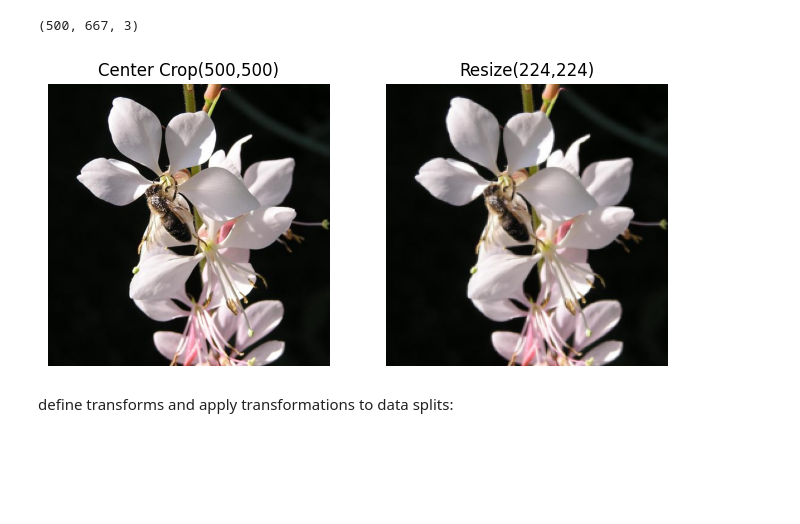
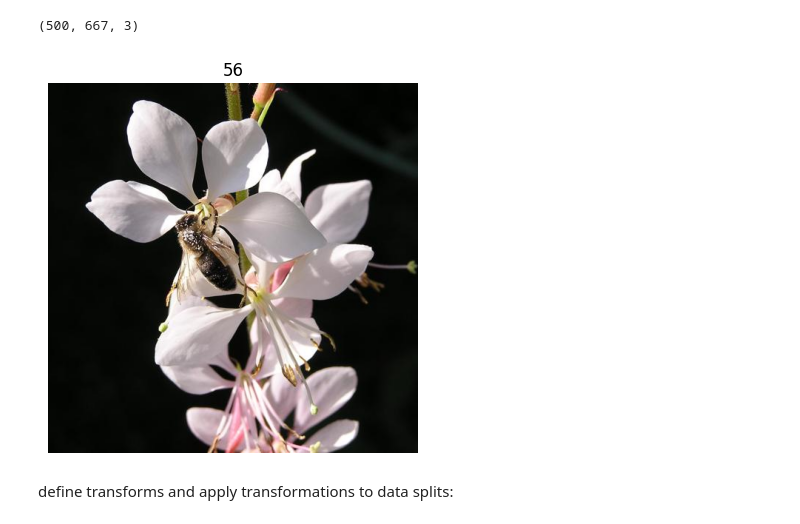
Before and after one commit to 1ucycrabtree/flowers-image-classification, a Jupyter notebook: flowers_classification_tool.ipynb, the cells around one changed output. Saved outputs shown, nothing was run; the diff lists cells and outputs as text; code cells hidden in the pictures; blank space fills up the shorter version.

```diff
--- a/flowers_classification_tool.ipynb
+++ b/flowers_classification_tool.ipynb
@@ -66,29 +58,21 @@ print(np_img.shape)
 [figure]
 (500, 667, 3)
 # %%
-# imgs center cropped to 500 and then resized to 224
+# imgs center cropped to 500
 img, label = train_dataset[567]
 
 center_crop_transform = transforms.CenterCrop(500)
-resize_transform = transforms.Resize(224)
 
 img_center_crop = center_crop_transform(img)
-img_resize = resize_transform(img_center_crop)
 
 np_img_center_crop = img_center_crop.permute(1, 2, 0).numpy()
-np_img_resize = img_resize.permute(1, 2, 0).numpy()
 
-fig, axes = plt.subplots(1, 2, figsize=(8, 4))
-axes[0].imshow((np_img_center_crop * 255).astype('uint8'))
-axes[0].set_title('Center Crop(500,500)')
-axes[0].axis('off')
-axes[1].imshow((np_img_resize * 255).astype('uint8'))
-axes[1].set_title('Resize(224,224)')
-axes[1].axis('off')
-
+plt.title(label)
+plt.imshow((np_img_center_crop * 255).astype('uint8'))
+plt.axis('off')
 plt.show()
 # %% [output]
-[figure, old version]
+[figure, new version]
 # %% [markdown]
 define transforms and apply transformations to data splits:
 # %%
```
Also changed, not shown: parts of 11 cells of this notebook.
